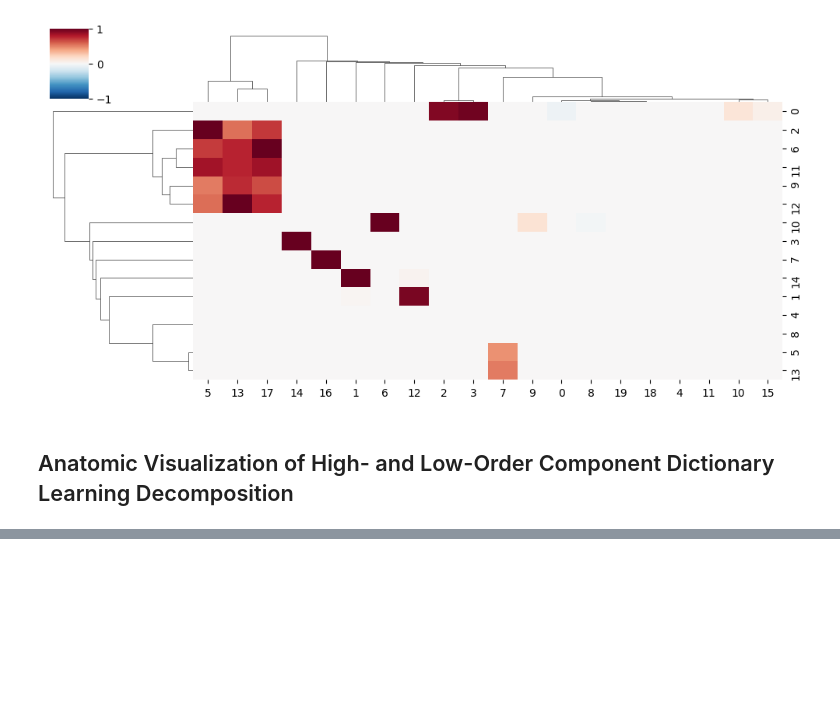
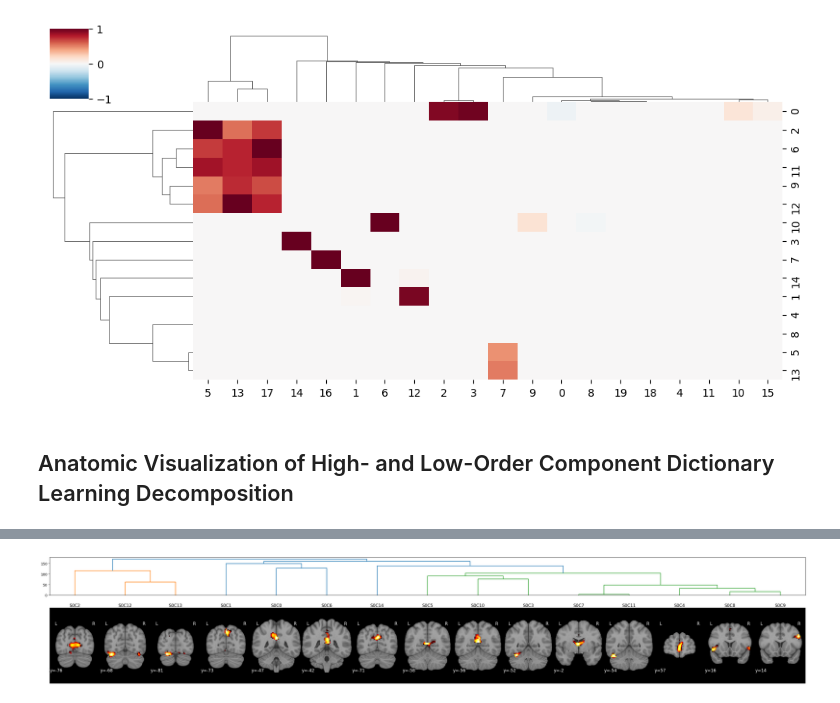
Before and after one commit to eriosta/neuro, a Jupyter notebook: Optimizing_Component_Selection_for_Enhanced_Correlation_Analysis_in_fMRI_Data.ipynb, the cells around one changed output, grey strips where cells are left out. Drawn from its saved outputs; the diff is of its cells as text; code cells hidden in the pictures; blank space fills up the shorter version.

```diff
--- a/Optimizing_Component_Selection_for_Enhanced_Correlation_Analysis_in_fMRI_Data.ipynb
+++ b/Optimizing_Component_Selection_for_Enhanced_Correlation_Analysis_in_fMRI_Data.ipynb
@@ -394,0 +745,80 @@ if __name__ == "__main__":
+# %%
+import numpy as np
+import matplotlib.pyplot as plt
+from scipy.cluster.hierarchy import linkage, dendrogram, leaves_list
+from scipy.spatial.distance import pdist
+
+def scale_dendrogram(Z, scale_factor=2.5, power=3):
+    """Scale the distances in the linkage matrix for dendrogram display with nonlinear scaling."""
+    Z_scaled = Z.copy()
+    n = Z.shape[0] + 1  # Initial number of single clusters
+    for i, row in enumerate(Z_scaled):
+        depth = (np.log(i + 1) + 1) ** power
+        Z_scaled[i, 2] = row[2] * scale_factor * depth
+    return Z_scaled
+
+def apply_dictionary_learning_to_subject(func_file, n_components, fwhm, subject_index):
+    """Apply Dictionary Learning decomposition to a subject's fMRI data and visualize the components."""
+    fmri_subject = image.smooth_img(func_file, fwhm=fwhm)
+    dict_learn_subject = DictLearning(n_components=n_components, random_state=0)
+    dict_learn_subject.fit(fmri_subject)
+
+    components_img_subject = dict_learn_subject.components_img_
+
+    # Compute the correlation matrix
+    correlation_matrix = np.zeros((n_components, n_components))
+    for i in range(n_components):
+        for j in range(n_components):
+            data_i = components_img_subject.get_fdata()[..., i].ravel()
+            data_j = components_img_subject.get_fdata()[..., j].ravel()
+
+            correlation, _ = pearsonr(data_i, data_j)
+            correlation_matrix[i, j] = correlation
+
+    # Use linkage to get hierarchical cluster and then scale it
+    Z = linkage(pdist(correlation_matrix), method="average")
+    Z_scaled = scale_dendrogram(Z)
+    ordered_indices = leaves_list(Z_scaled)
+
+    # Create a custom grid layout
+    fig = plt.figure(figsize=(2 * n_components, 5))
+    dendro_ax = fig.add_axes([0, 0.7, 1, 0.3])
+    component_axes = [fig.add_axes([j * (1.0/n_components), 0, 1.0/n_components, 0.6]) for j in range(n_components)]
+
+    # Plot the scaled dendrogram
+    dendrogram(Z_scaled, ax=dendro_ax, orientation='top', no_labels=True, count_sort='ascending',
+              p=1000, truncate_mode=None, color_threshold=None, show_contracted=False)
+
+    dendro_ax.set(xticks=[], xticklabels=[], ylabel='')
+
+    # Plot components in the order produced by the hierarchical clustering
+    for j, idx in enumerate(ordered_indices):
+        component_img = image.index_img(components_img_subject, idx)
+        y_coord = plotting.find_xyz_cut_coords(component_img)[1]
+        plotting.plot_stat_map(component_img, bg_img=bg_img, cut_coords=[y_coord], display_mode='y', axes=component_axes[j], colorbar=False)
+
+        title_component = f'S{subject_index}C{idx}'
+        component_axes[j].set_title(title_component, va='center')
+
+    plt.tight_layout()
+    plt.show()
+
+# Rest of your code ...
+
+if __name__ == "__main__":
+    # Fetch the ADHD200 resting-state fMRI dataset
+    n_subjects = 1
+    adhd_dataset = datasets.fetch_adhd(n_subjects=n_subjects)
+    func_filenames = adhd_dataset.func
+
+    # Parameters
+    low_order_components = 15
+    high_order_components = 20
+    fwhm = 6
+
+    # Apply Dictionary Learning and visualize results for each subject
+    for i, func_file in enumerate(func_filenames):
+        apply_dictionary_learning_to_subject(func_file, low_order_components, fwhm, i)
+        apply_dictionary_learning_to_subject(func_file, high_order_components, fwhm, i)
+# %% [output]
+[figure, added]
```
Also changed, not shown: parts of 11 cells of this notebook.
